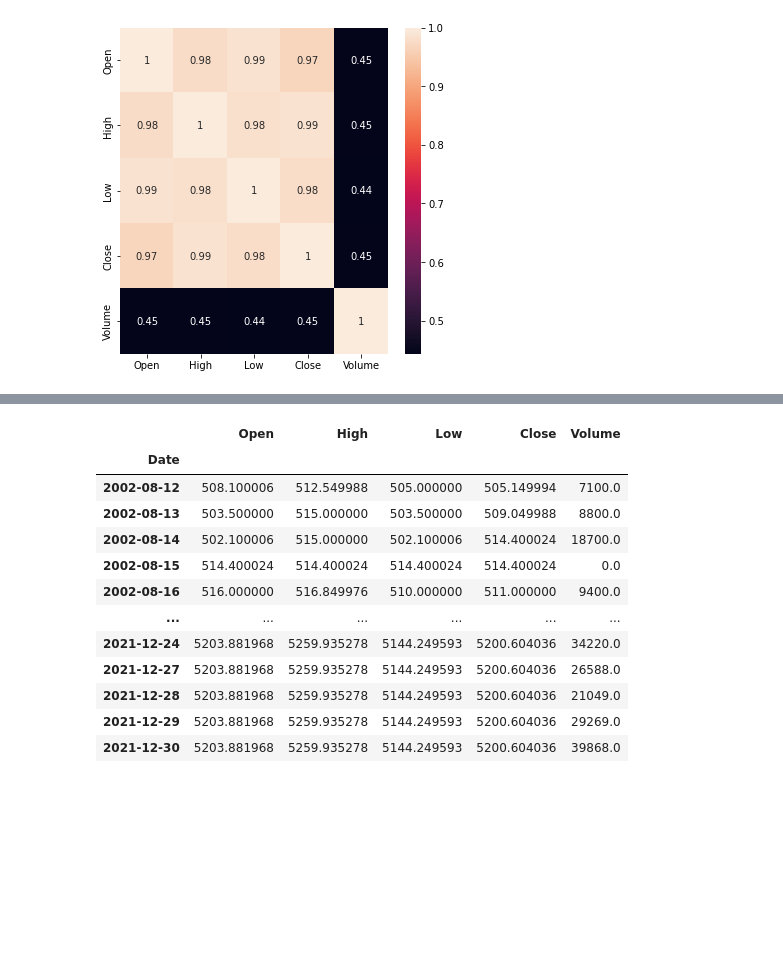
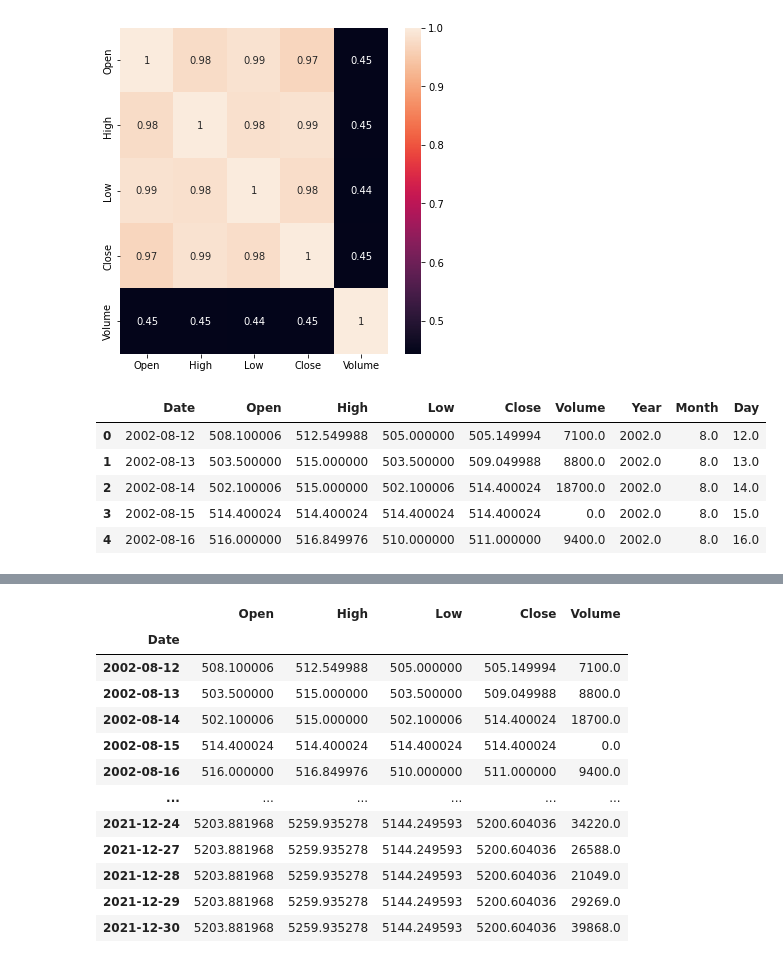
Before and after one commit to Preeti27092000/nestle_linear_reg_capstone, a Jupyter notebook: nestle_inear_reg_capstone.ipynb, the cells around one changed output, grey strips where cells are left out. Cells and saved outputs as stored; diff of their text form; code cells hidden in the pictures; blank space fills up the shorter version.

```diff
--- a/nestle_inear_reg_capstone.ipynb
+++ b/nestle_inear_reg_capstone.ipynb
@@ -694,3 +538,12 @@ sns.heatmap(df_nestle.corr(),annot = True)
 # %% [output]
 <matplotlib.axes._subplots.AxesSubplot at 0x...>
 [figure]
+# %%
+df_nestle_copy.head()
+# %% [output]
+|  | Date | Open | High | Low | Close | Volume | Year | Month | Day |
+| 0 | 2002-08-12 | 508.100006 | 512.549988 | 505.000000 | 505.149994 | 7100.0 | 2002.0 | 8.0 | 12.0 |
+| 1 | 2002-08-13 | 503.500000 | 515.000000 | 503.500000 | 509.049988 | 8800.0 | 2002.0 | 8.0 | 13.0 |
+| 2 | 2002-08-14 | 502.100006 | 515.000000 | 502.100006 | 514.400024 | 18700.0 | 2002.0 | 8.0 | 14.0 |
+| 3 | 2002-08-15 | 514.400024 | 514.400024 | 514.400024 | 514.400024 | 0.0 | 2002.0 | 8.0 | 15.0 |
+| 4 | 2002-08-16 | 516.000000 | 516.849976 | 510.000000 | 511.000000 | 9400.0 | 2002.0 | 8.0 | 16.0 |
```
Also changed, not shown: parts of 7 cells of this notebook.
